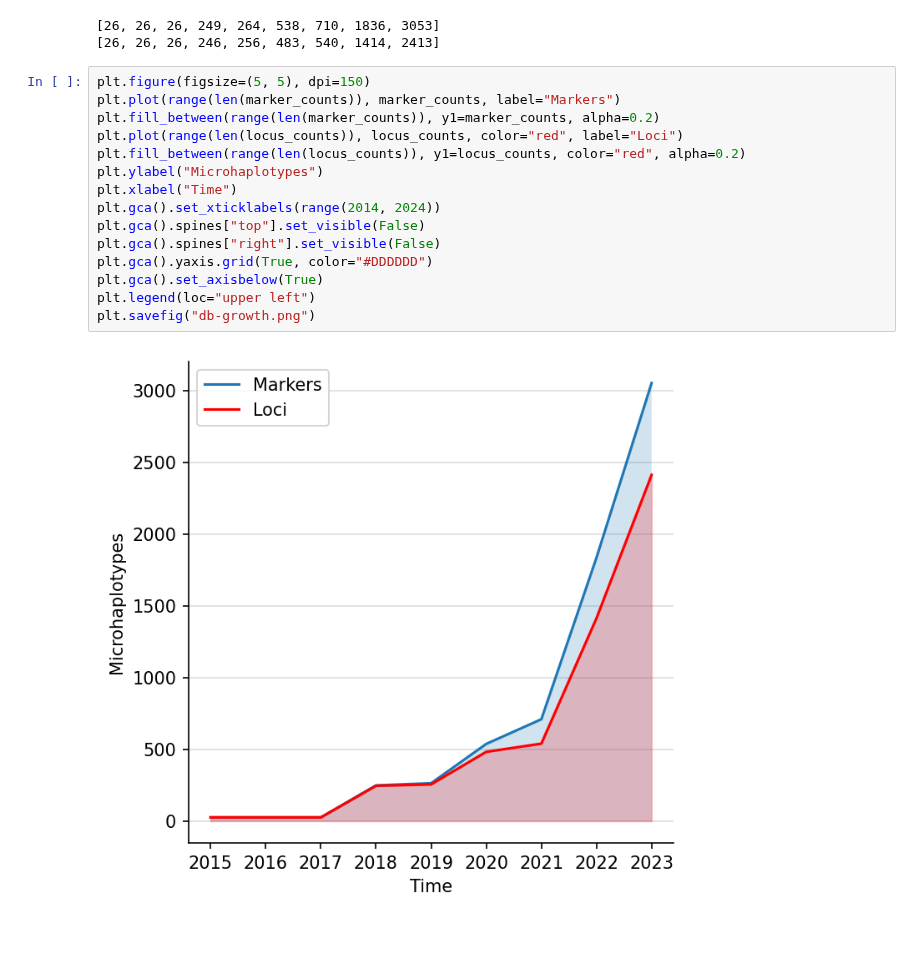
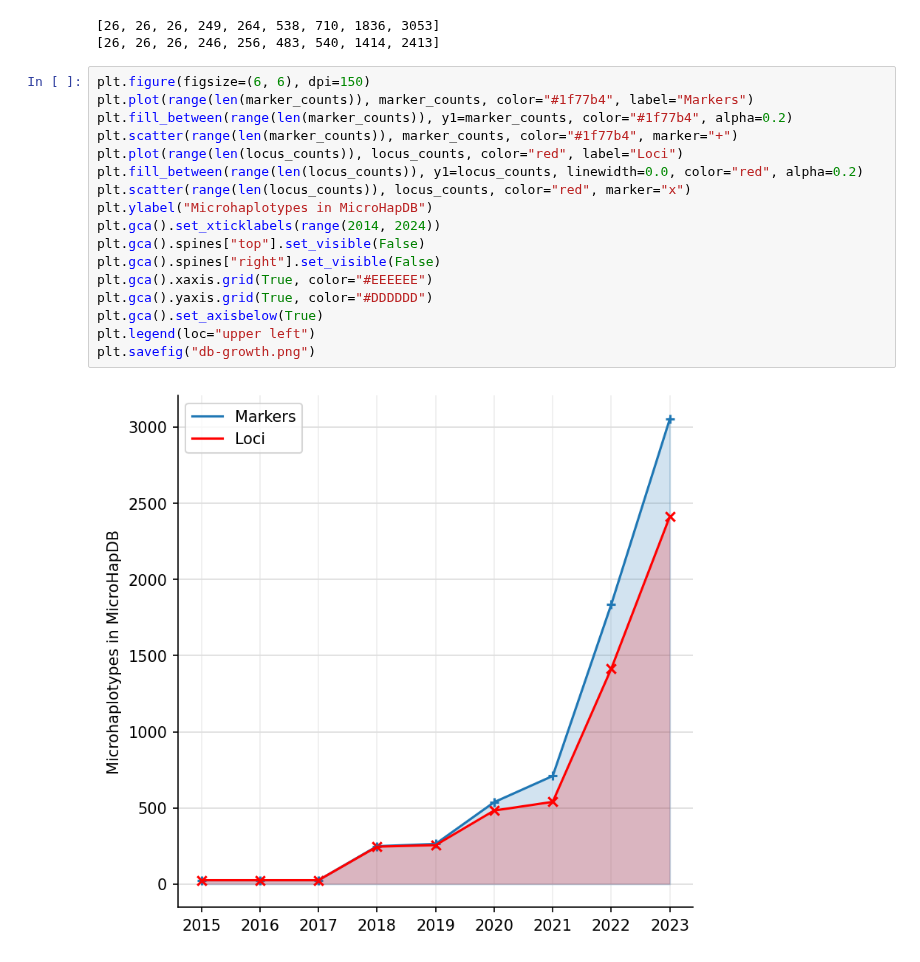
Before and after one commit to bioforensics/MicroHapDB, a Jupyter notebook: notebooks/db_growth.ipynb, the cells around one changed output. Cells and saved outputs as stored; diff of their text form.

Commit message:
Update binder env, db growth plot style

```diff
--- a/notebooks/db_growth.ipynb
+++ b/notebooks/db_growth.ipynb
@@ -22,19 +22,21 @@ print(locus_counts)
 [26, 26, 26, 249, 264, 538, 710, 1836, 3053]
 [26, 26, 26, 246, 256, 483, 540, 1414, 2413]
 # %%
-plt.figure(figsize=(5, 5), dpi=150)
-plt.plot(range(len(marker_counts)), marker_counts, label="Markers")
-plt.fill_between(range(len(marker_counts)), y1=marker_counts, alpha=0.2)
+plt.figure(figsize=(6, 6), dpi=150)
+plt.plot(range(len(marker_counts)), marker_counts, color="#1f77b4", label="Markers")
+plt.fill_between(range(len(marker_counts)), y1=marker_counts, color="#1f77b4", alpha=0.2)
+plt.scatter(range(len(marker_counts)), marker_counts, color="#1f77b4", marker="+")
 plt.plot(range(len(locus_counts)), locus_counts, color="red", label="Loci")
-plt.fill_between(range(len(locus_counts)), y1=locus_counts, color="red", alpha=0.2)
-plt.ylabel("Microhaplotypes")
-plt.xlabel("Time")
+plt.fill_between(range(len(locus_counts)), y1=locus_counts, linewidth=0.0, color="red", alpha=0.2)
+plt.scatter(range(len(locus_counts)), locus_counts, color="red", marker="x")
+plt.ylabel("Microhaplotypes in MicroHapDB")
 plt.gca().set_xticklabels(range(2014, 2024))
 plt.gca().spines["top"].set_visible(False)
 plt.gca().spines["right"].set_visible(False)
+plt.gca().xaxis.grid(True, color="#EEEEEE")
 plt.gca().yaxis.grid(True, color="#DDDDDD")
 plt.gca().set_axisbelow(True)
 plt.legend(loc="upper left")
 plt.savefig("db-growth.png")
 # %% [output]
-[figure, old version]
+[figure, new version]
```
Also changed, not shown: 3 other files.
